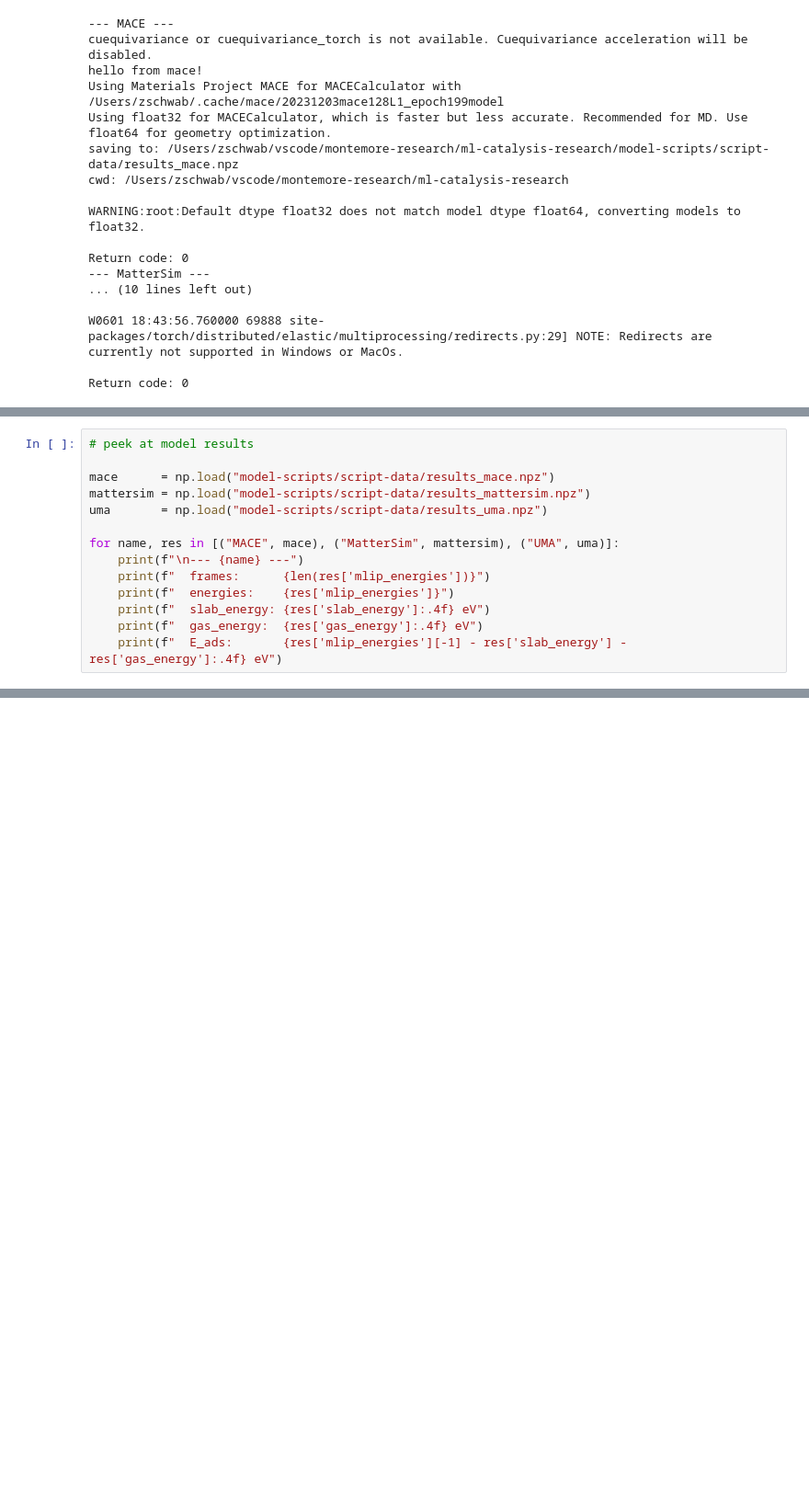
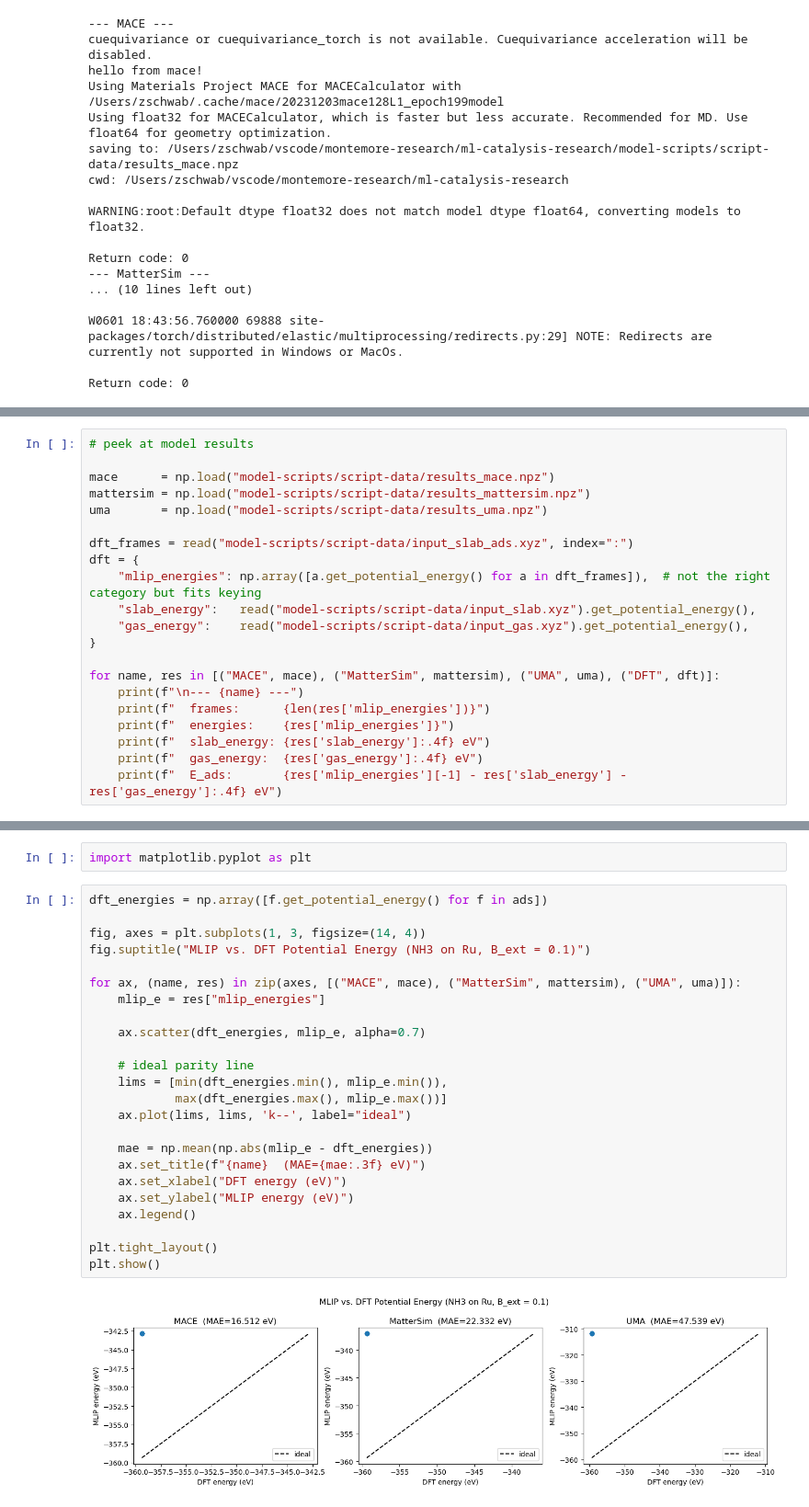
Before and after one commit to zbschwab/ml-catalysis-research, a Jupyter notebook: dft-mlips-comparison.ipynb, the cells around one changed output, grey strips where cells are left out. Shown at 92% size. Drawn from its saved outputs; the diff is of its cells as text; blank space fills up the shorter version.

Commit message:
graphed mlips vs dft energies

```diff
--- a/dft-mlips-comparison.ipynb
+++ b/dft-mlips-comparison.ipynb
@@ -119,7 +132,14 @@ mace      = np.load("model-scripts/script-data/results_mace.npz")
 mattersim = np.load("model-scripts/script-data/results_mattersim.npz")
 uma       = np.load("model-scripts/script-data/results_uma.npz")
 
-for name, res in [("MACE", mace), ("MatterSim", mattersim), ("UMA", uma)]:
+dft_frames = read("model-scripts/script-data/input_slab_ads.xyz", index=":")
+dft = {
+    "mlip_energies": np.array([a.get_potential_energy() for a in dft_frames]),  # not the right category but fits keying
+    "slab_energy":   read("model-scripts/script-data/input_slab.xyz").get_potential_energy(),
+    "gas_energy":    read("model-scripts/script-data/input_gas.xyz").get_potential_energy(),
+}
+
+for name, res in [("MACE", mace), ("MatterSim", mattersim), ("UMA", uma), ("DFT", dft)]:
     print(f"\n--- {name} ---")
     print(f"  frames:      {len(res['mlip_energies'])}")
     print(f"  energies:    {res['mlip_energies']}")
@@ -146,0 +169,28 @@ for name, res in [("MACE", mace), ("MatterSim", mattersim), ("UMA", uma)]:
+# %%
+import matplotlib.pyplot as plt
+# %%
+dft_energies = np.array([f.get_potential_energy() for f in ads])
+
+fig, axes = plt.subplots(1, 3, figsize=(14, 4))
+fig.suptitle("MLIP vs. DFT Potential Energy (NH3 on Ru, B_ext = 0.1)")
+
+for ax, (name, res) in zip(axes, [("MACE", mace), ("MatterSim", mattersim), ("UMA", uma)]):
+    mlip_e = res["mlip_energies"]
+
+    ax.scatter(dft_energies, mlip_e, alpha=0.7)
+
+    # ideal parity line
+    lims = [min(dft_energies.min(), mlip_e.min()),
+            max(dft_energies.max(), mlip_e.max())]
+    ax.plot(lims, lims, 'k--', label="ideal")
+
+    mae = np.mean(np.abs(mlip_e - dft_energies))
+    ax.set_title(f"{name}  (MAE={mae:.3f} eV)")
+    ax.set_xlabel("DFT energy (eV)")
+    ax.set_ylabel("MLIP energy (eV)")
+    ax.legend()
+
+plt.tight_layout()
+plt.show()
+# %% [output]
+[figure, added]
```
Also changed, not shown: parts of 6 cells of this notebook.
